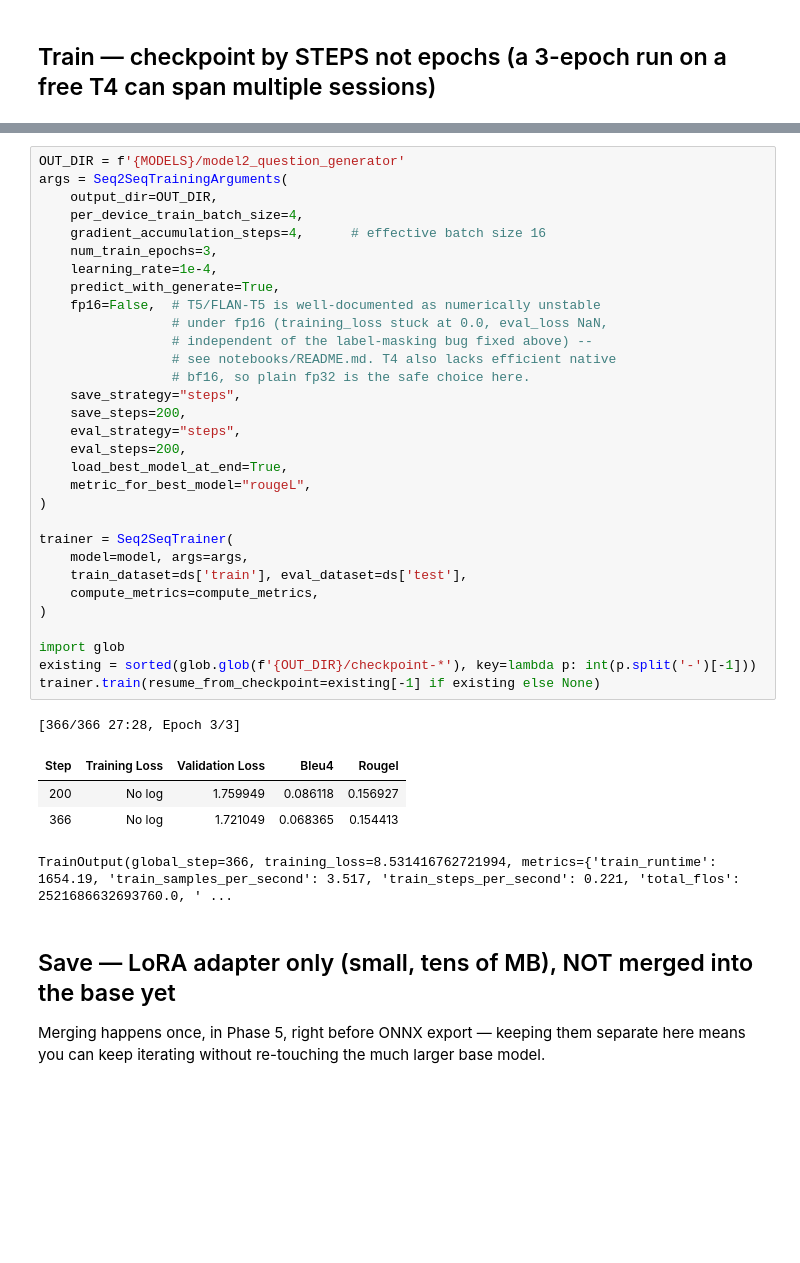
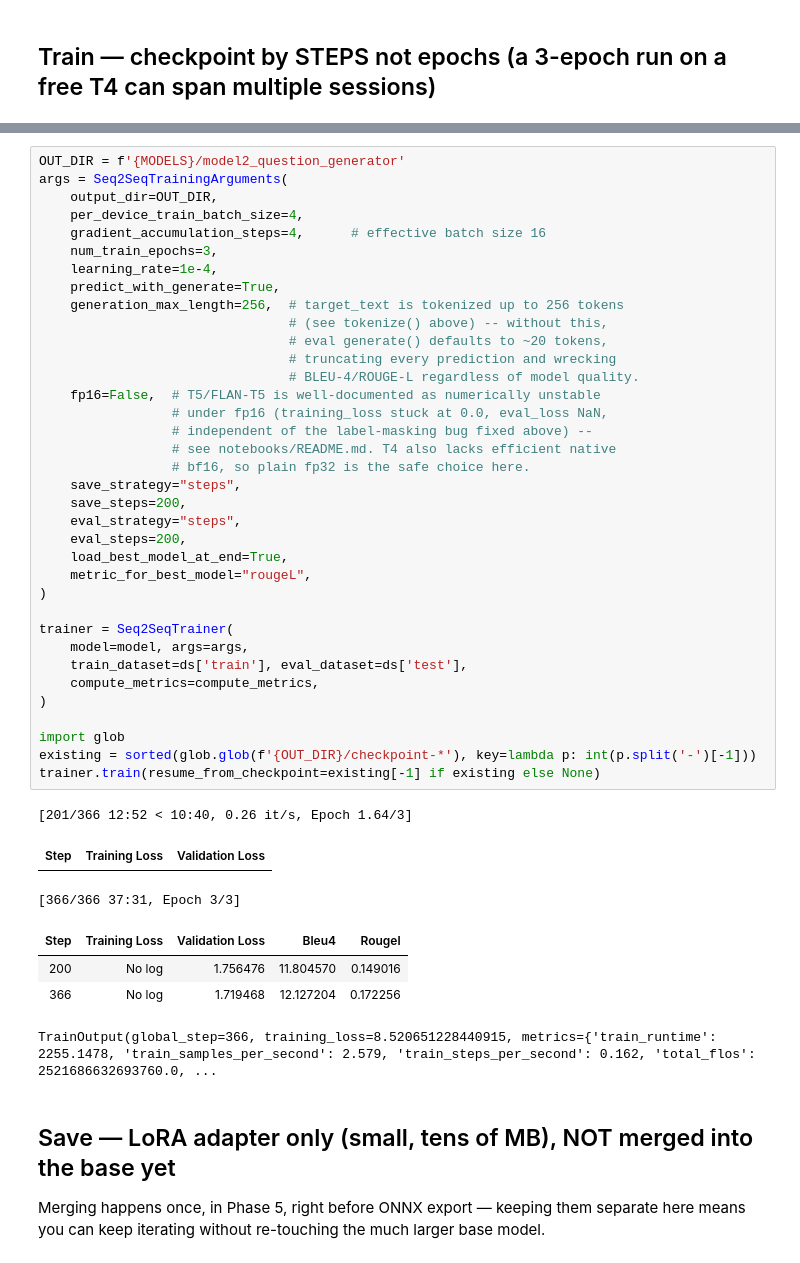
Before and after one commit to RealHaroon/Mentora-Final-Year-Project, a Jupyter notebook: notebooks/train_m2(rerun).ipynb, the cells around one changed output, grey strips where cells are left out. Drawn from its saved outputs; the diff is of its cells as text; blank space fills up the shorter version.

```diff
--- a/notebooks/train_m2(rerun).ipynb
+++ b/notebooks/train_m2(rerun).ipynb
@@ -144,38 +149,45 @@ OUT_DIR = f'{MODELS}/model2_question_generator'
 args = Seq2SeqTrainingArguments(
     output_dir=OUT_DIR,
     per_device_train_batch_size=4,
     gradient_accumulation_steps=4,      # effective batch size 16
     num_train_epochs=3,
     learning_rate=1e-4,
     predict_with_generate=True,
+    generation_max_length=256,  # target_text is tokenized up to 256 tokens
+                                # (see tokenize() above) -- without this,
+                                # eval generate() defaults to ~20 tokens,
+                                # truncating every prediction and wrecking
+                                # BLEU-4/ROUGE-L regardless of model quality.
     fp16=False,  # T5/FLAN-T5 is well-documented as numerically unstable
                  # under fp16 (training_loss stuck at 0.0, eval_loss NaN,
                  # independent of the label-masking bug fixed above) --
                  # see notebooks/README.md. T4 also lacks efficient native
                  # bf16, so plain fp32 is the safe choice here.
     save_strategy="steps",
     save_steps=200,
     eval_strategy="steps",
     eval_steps=200,
     load_best_model_at_end=True,
     metric_for_best_model="rougeL",
 )
 
 trainer = Seq2SeqTrainer(
     model=model, args=args,
     train_dataset=ds['train'], eval_dataset=ds['test'],
     compute_metrics=compute_metrics,
 )
 
 import glob
 existing = sorted(glob.glob(f'{OUT_DIR}/checkpoint-*'), key=lambda p: int(p.split('-')[-1]))
 trainer.train(resume_from_checkpoint=existing[-1] if existing else None)
 # %% [output]
-[366/366 27:28, Epoch 3/3]
+[201/366 12:52 < 10:40, 0.26 it/s, Epoch 1.64/3]
-| Step | Training Loss | Validation Loss | Bleu4 | Rougel |
-| 200 | No log | 1.759949 | 0.086118 | 0.156927 |
-| 366 | No log | 1.721049 | 0.068365 | 0.154413 |
+| Step | Training Loss | Validation Loss |
-TrainOutput(global_step=366, training_loss=8.531416762721994, metrics={'train_runtime': 1654.19, 'train_samples_per_second': 3.517, 'train_steps_per_second': 0.221, 'total_flos': 2521686632693760.0, ' ...
+[366/366 37:31, Epoch 3/3]
+| Step | Training Loss | Validation Loss | Bleu4 | Rougel |
+| 200 | No log | 1.756476 | 11.804570 | 0.149016 |
+| 366 | No log | 1.719468 | 12.127204 | 0.172256 |
+TrainOutput(global_step=366, training_loss=8.520651228440915, metrics={'train_runtime': 2255.1478, 'train_samples_per_second': 2.579, 'train_steps_per_second': 0.162, 'total_flos': 2521686632693760.0, ...
 # %% [markdown]
 ## Save — LoRA adapter only (small, tens of MB), NOT merged into the base yet
 Merging happens once, in Phase 5, right before ONNX export — keeping them separate here means you can keep iterating without re-touching the much larger base model.
```
Also changed, not shown: parts of 7 cells of this notebook, 4 other files.
